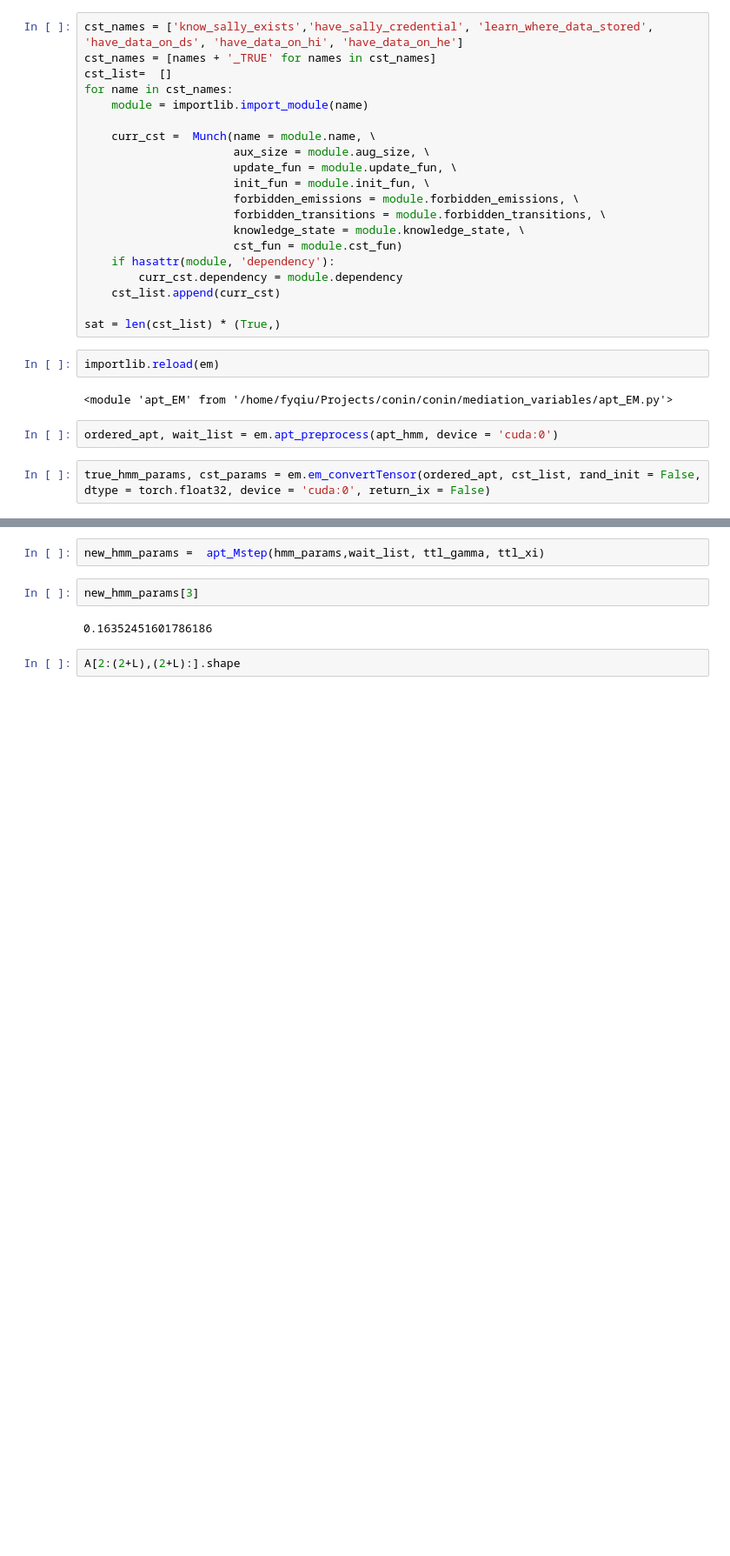
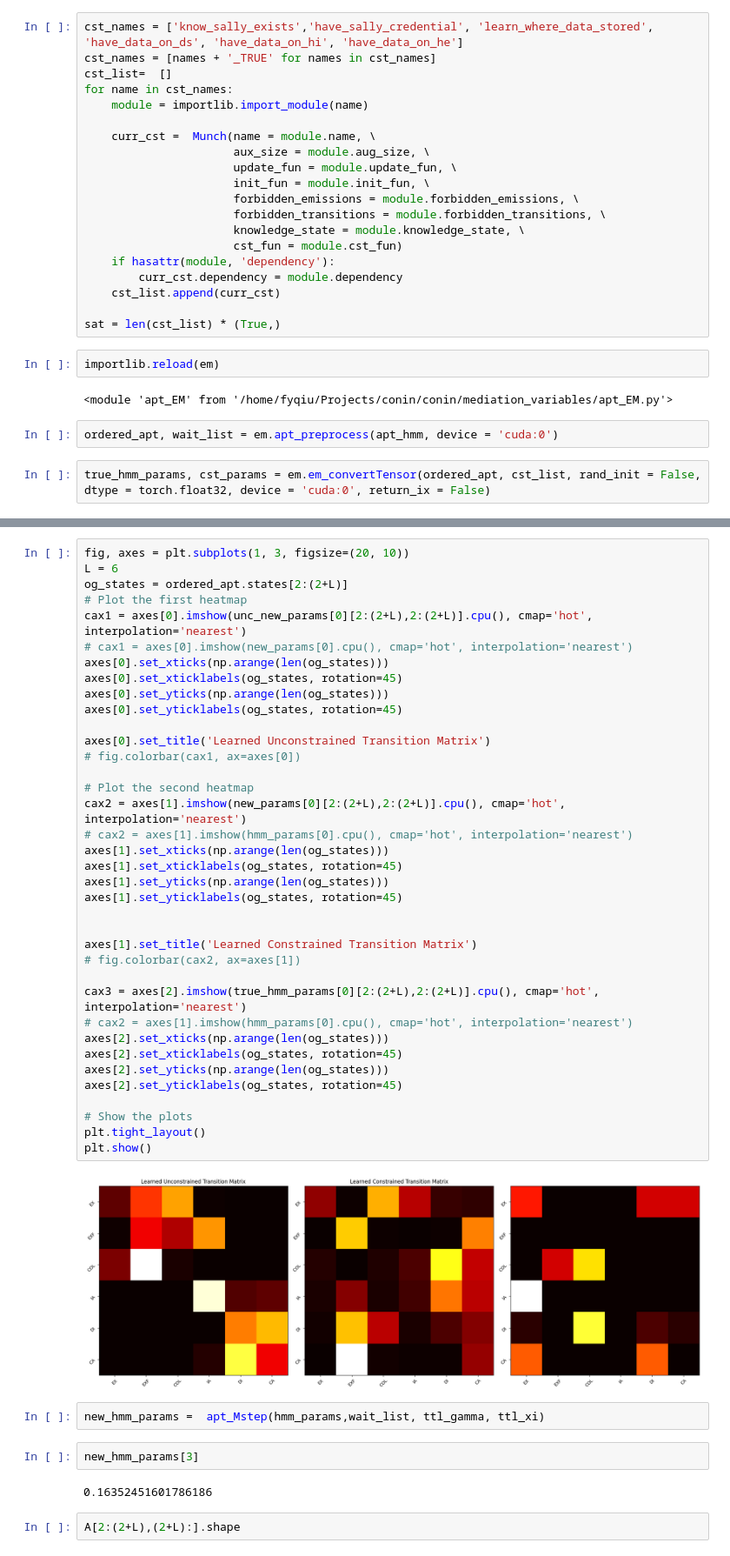
Before and after one commit to sandialabs/conin, a Jupyter notebook: conin/mediation_variables/apt_EM_test.ipynb, the cells around one changed output, grey strips where cells are left out. Shown: that part at 87% size. Saved outputs shown, nothing was run; the diff lists cells and outputs as text; blank space fills up the shorter version.

```diff
--- a/conin/mediation_variables/apt_EM_test.ipynb
+++ b/conin/mediation_variables/apt_EM_test.ipynb
@@ -234,3 +323,42 @@ ttl_gamma, ttl_xi, log_prob, debug_prob_list = apt_BW(weight_list, hmm_params,cs
+# %%
+fig, axes = plt.subplots(1, 3, figsize=(20, 10))
+L = 6
+og_states = ordered_apt.states[2:(2+L)]
+# Plot the first heatmap
+cax1 = axes[0].imshow(unc_new_params[0][2:(2+L),2:(2+L)].cpu(), cmap='hot', interpolation='nearest')
+# cax1 = axes[0].imshow(new_params[0].cpu(), cmap='hot', interpolation='nearest')
+axes[0].set_xticks(np.arange(len(og_states)))
+axes[0].set_xticklabels(og_states, rotation=45)
+axes[0].set_yticks(np.arange(len(og_states)))
+axes[0].set_yticklabels(og_states, rotation=45)
+
+axes[0].set_title('Learned Unconstrained Transition Matrix')
+# fig.colorbar(cax1, ax=axes[0])
+
+# Plot the second heatmap
+cax2 = axes[1].imshow(new_params[0][2:(2+L),2:(2+L)].cpu(), cmap='hot', interpolation='nearest')
+# cax2 = axes[1].imshow(hmm_params[0].cpu(), cmap='hot', interpolation='nearest')
+axes[1].set_xticks(np.arange(len(og_states)))
+axes[1].set_xticklabels(og_states, rotation=45)
+axes[1].set_yticks(np.arange(len(og_states)))
+axes[1].set_yticklabels(og_states, rotation=45)
+
+
+axes[1].set_title('Learned Constrained Transition Matrix')
+# fig.colorbar(cax2, ax=axes[1])
+
+cax3 = axes[2].imshow(true_hmm_params[0][2:(2+L),2:(2+L)].cpu(), cmap='hot', interpolation='nearest')
+# cax2 = axes[1].imshow(hmm_params[0].cpu(), cmap='hot', interpolation='nearest')
+axes[2].set_xticks(np.arange(len(og_states)))
+axes[2].set_xticklabels(og_states, rotation=45)
+axes[2].set_yticks(np.arange(len(og_states)))
+axes[2].set_yticklabels(og_states, rotation=45)
+
+# Show the plots
+plt.tight_layout()
+plt.show()
+# %% [output]
+[figure, added]
 # %%
 new_hmm_params =  apt_Mstep(hmm_params,wait_list, ttl_gamma, ttl_xi)
 # %%
```
Also changed, not shown: parts of 92 cells of this notebook, 3 other files.
